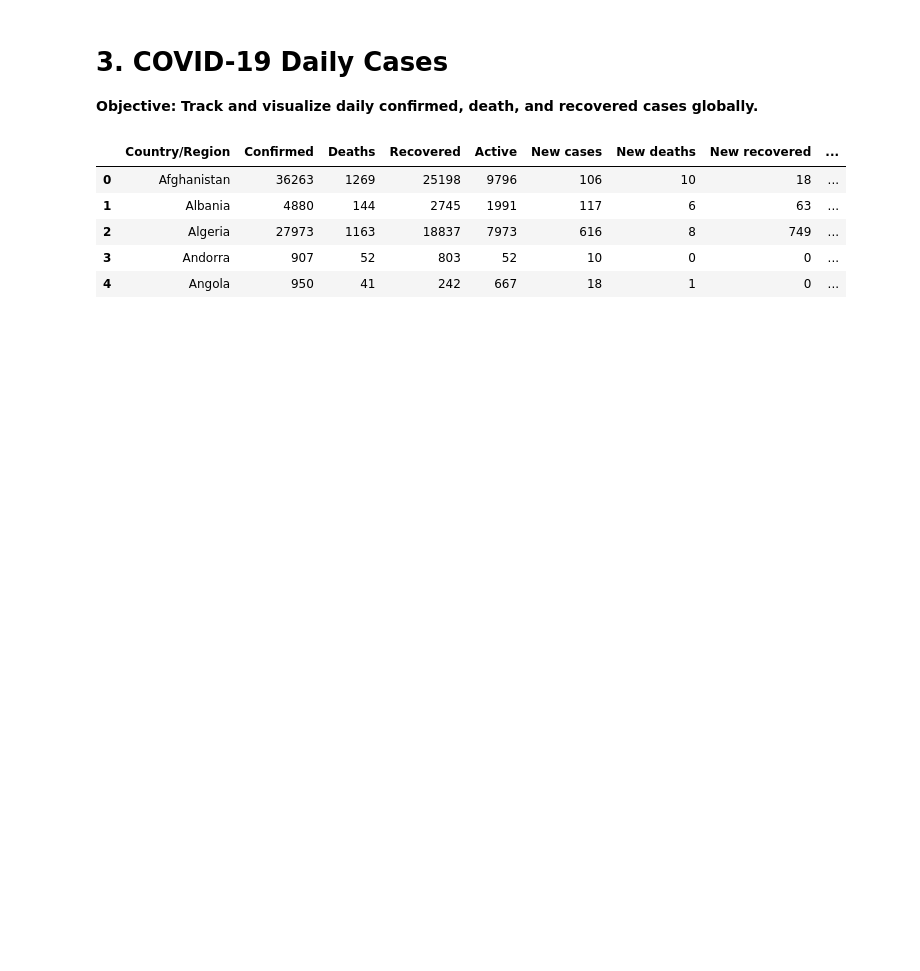
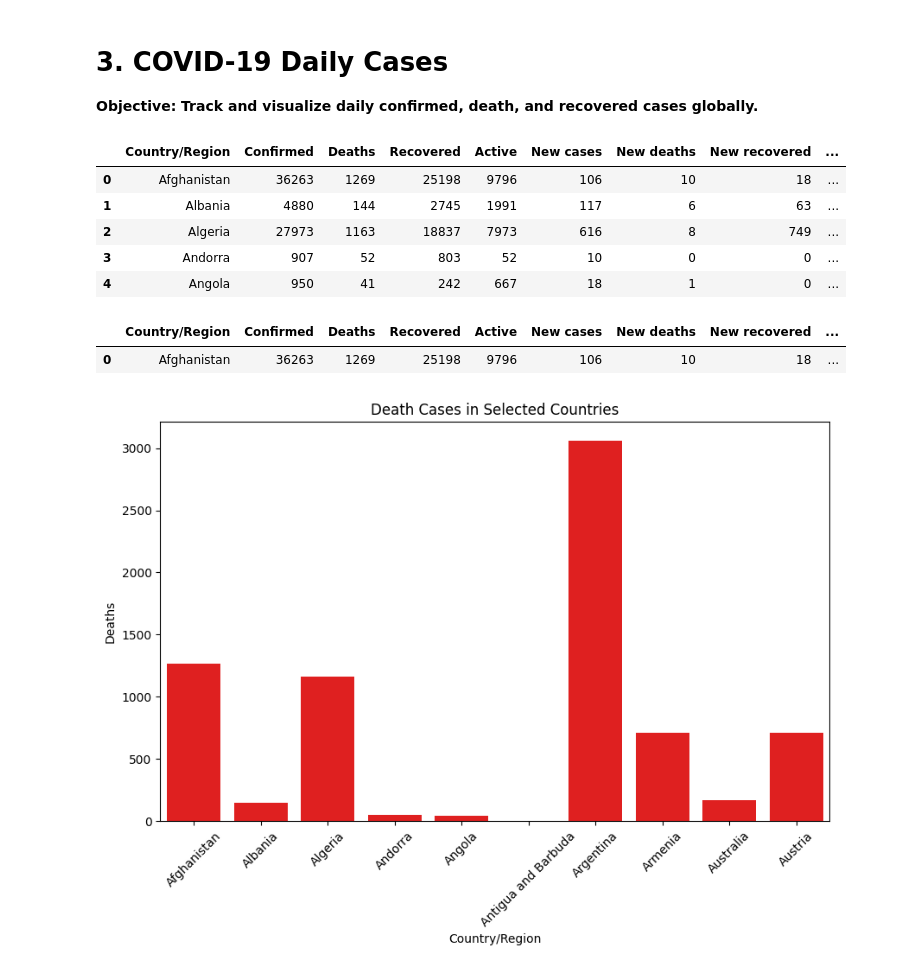
Before and after one commit to web-wizard-web/Pandas-Challanges, a Jupyter notebook: Easy/covid.ipynb, the cells around one changed output. Saved outputs shown, nothing was run; the diff lists cells and outputs as text; code cells hidden in the pictures; blank space fills up the shorter version.

```diff
--- a/Easy/covid.ipynb
+++ b/Easy/covid.ipynb
@@ -17,3 +17,24 @@ covid.head()
 | 2 | Algeria | 27973 | 1163 | 18837 | 7973 | 616 | 8 | 749 | ... |
 | 3 | Andorra | 907 | 52 | 803 | 52 | 10 | 0 | 0 | ... |
 | 4 | Angola | 950 | 41 | 242 | 667 | 18 | 1 | 0 | ... |
+# %%
+covid[covid["Country/Region"]== "Afghanistan"]
+# %% [output]
+|  | Country/Region | Confirmed | Deaths | Recovered | Active | New cases | New deaths | New recovered | ... |
+| 0 | Afghanistan | 36263 | 1269 | 25198 | 9796 | 106 | 10 | 18 | ... |
+# %%
+# plot the death and recovered cases
+plt.figure(figsize=(10, 6))
+# to get only few countries
+countries = ["Afghanistan", "Albania", "Algeria", "Andorra", "Angola", "Antigua and Barbuda", "Argentina", "Armenia", "Australia", "Austria"]
+# filter the dataframe for the selected countries
+filtered_covid = covid[covid["Country/Region"].isin(countries)]
+sns.barplot(x="Country/Region", y="Deaths" ,data=filtered_covid ,color="red")
+
+# title
+plt.title("Death Cases in Selected Countries")
+plt.xticks(rotation=45)
+
+plt.show()
+# %% [output]
+[figure, added]
```
Also changed, not shown: parts of 16 cells of this notebook, 4 other files.
